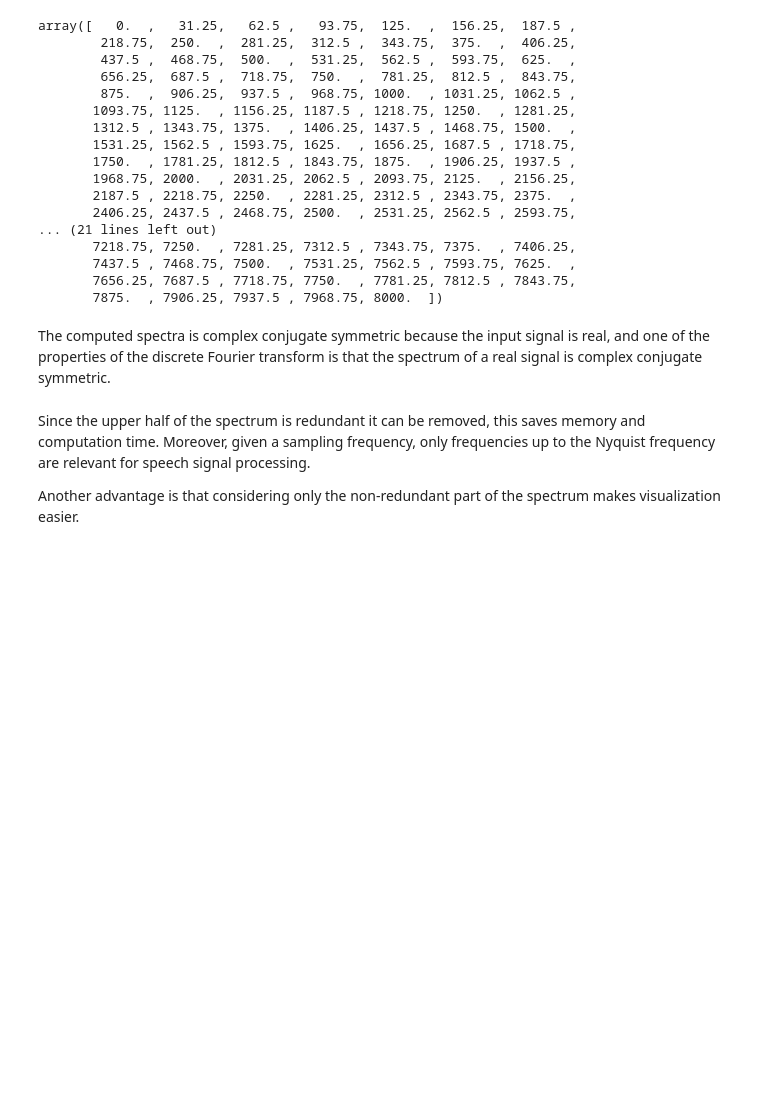
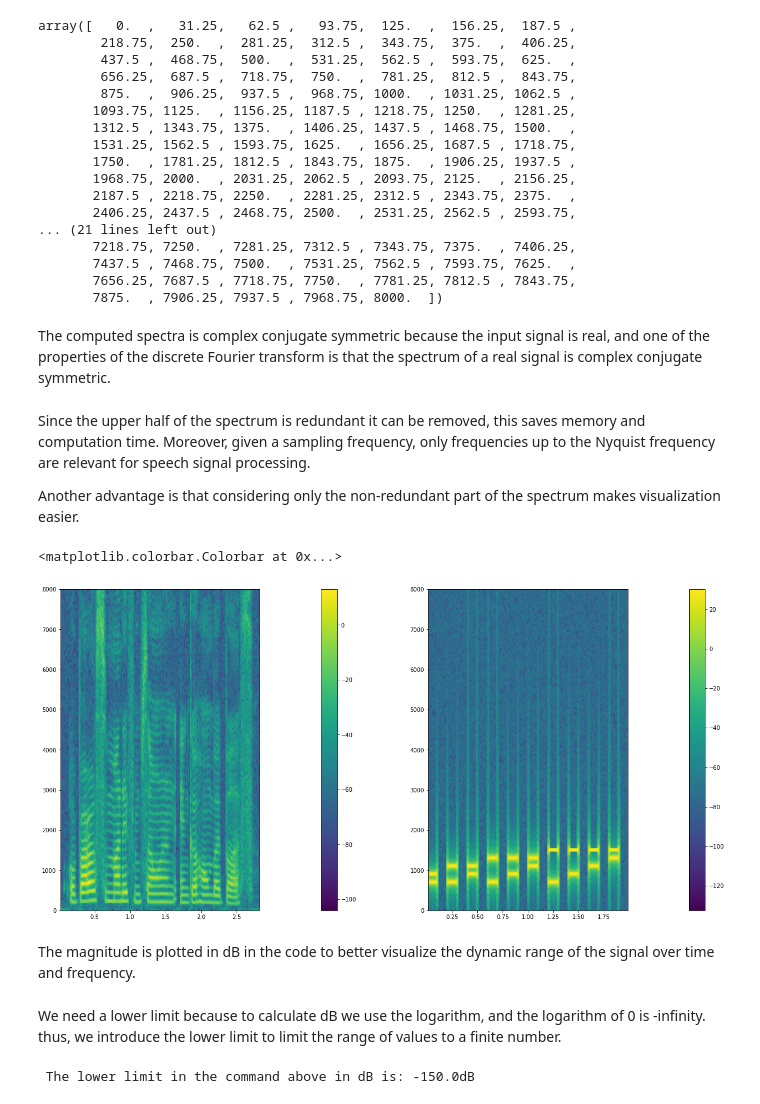
Before and after one commit to angelonti/uhh_ssp_summer2023, a Jupyter notebook: exercise2/exercise2.ipynb, the cells around one changed output. Drawn from its saved outputs; the diff is of its cells as text; code cells hidden in the pictures; blank space fills up the shorter version.

```diff
--- a/exercise2/exercise2.ipynb
+++ b/exercise2/exercise2.ipynb
@@ -1,9 +1,10 @@
 # %%
 import numpy as np
 import soundfile as sf
+import matplotlib.pyplot as plt
 
 frame_length = 32
-frame_shift = 16
+frame_shift = 8
 # %%
 speech1 = sf.read('resources/speech1.wav')
 phone = sf.read('resources/phone.wav')
@@ -26,3 +27,5 @@ sampling_rate = speech1[1]
 nyquist_frequency = sampling_rate/2
 speech1_data = speech1[0]
 phone_data = phone[0]
+millis_per_point = 1000 / sampling_rate
+frame_length_samples = int(frame_length / millis_per_point)
@@ -51,7 +58,7 @@ def remove_upper_half_spectrum(m_stft: np.ndarray) -> np.ndarray:
 def compute_stft(v_signal: np.ndarray, fs: int, frame_length: int, frame_shift: int, v_analysis_window: np.ndarray) -> [np.ndarray, np.ndarray, np.ndarray]:
     m_frames, v_time_frame = my_windowing(v_signal, fs, frame_length, frame_shift)
     m_stft_full = np.zeros(m_frames.shape, dtype=np.complex128)
-    v_analysis_window = v_analysis_window(m_frames.shape[1])
+    #v_analysis_window = v_analysis_window(m_frames.shape[1])
     for i in range(m_frames.shape[0]):
         m_stft_full[i] = np.fft.fft(m_frames[i]*v_analysis_window)
     #v_freq = np.fft.rfftfreq(m_stft_full.shape[1], 1/fs)
@@ -106,3 +116,36 @@ The computed spectra is complex conjugate symmetric because the input signal is
 Since the upper half of the spectrum is redundant it can be removed, this saves memory and computation time. Moreover, given a sampling frequency, only frequencies up to the Nyquist frequency are relevant for speech signal processing.
 
 Another advantage is that considering only the non-redundant part of the spectrum makes visualization easier.
+# %%
+frame_length = 32
+frame_shift = 8
+frame_length_samples = int(frame_length / millis_per_point)
+analysis_window = get_window('hann', int(frame_length_samples), fftbins=True)
+m_stft, v_freq, v_time_frame = compute_stft(speech1_data, sampling_rate, frame_length, frame_shift, analysis_window)
+
+fig = plt.figure()
+fig.set_size_inches(21.5, 10.5)
+ax = fig.add_subplot(121)
+im = ax.imshow(10*np.log10(np.maximum(np.square(np.abs(m_stft.T)), 10**(-15))),
+               cmap='viridis', origin='lower', extent=[v_time_frame[0], v_time_frame[-1], v_freq[0],
+v_freq[-1]], aspect='auto')
+fig.colorbar(im, orientation="vertical", pad=0.2)
+
+m_stft_phone, v_freq_phone, v_time_frame_phone = compute_stft(phone_data, sampling_rate, frame_length, frame_shift, analysis_window)
+ax = fig.add_subplot(122)
+im = ax.imshow(10*np.log10(np.maximum(np.square(np.abs(m_stft_phone.T)), 10**(-15))),
+               cmap='viridis', origin='lower', extent=[v_time_frame_phone[0], v_time_frame_phone[-1], v_freq_phone[0],
+                                                       v_freq_phone[-1]], aspect='auto')
+fig.colorbar(im, orientation="vertical", pad=0.2)
+# %% [output]
+<matplotlib.colorbar.Colorbar at 0x...>
+[figure, added]
+# %% [markdown]
+The magnitude is plotted in dB in the code to better visualize the dynamic range of the signal over time and frequency.
+# %% [markdown]
+We need a lower limit because to calculate dB we use the logarithm, and the logarithm of 0 is -infinity.
+thus, we introduce the lower limit to limit the range of values to a finite number.
+# %%
+print(f' The lower limit in the command above in dB is: {10*np.log10(10**(-15))}dB')
+# %% [output]
+ The lower limit in the command above in dB is: -150.0dB
```
Also changed, not shown: parts of 15 cells of this notebook.
